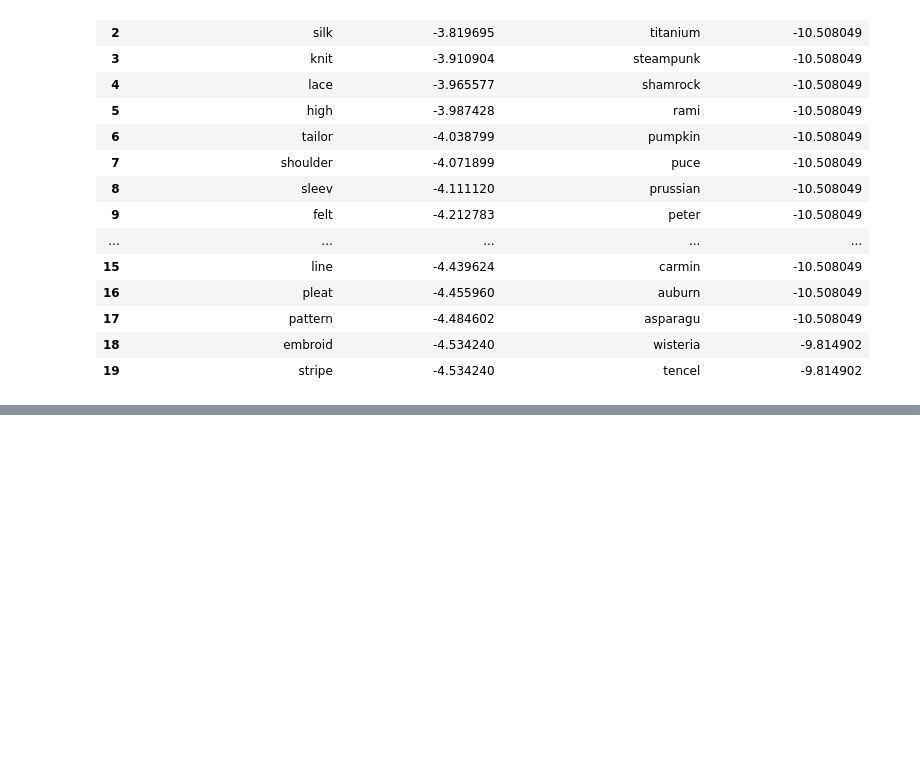
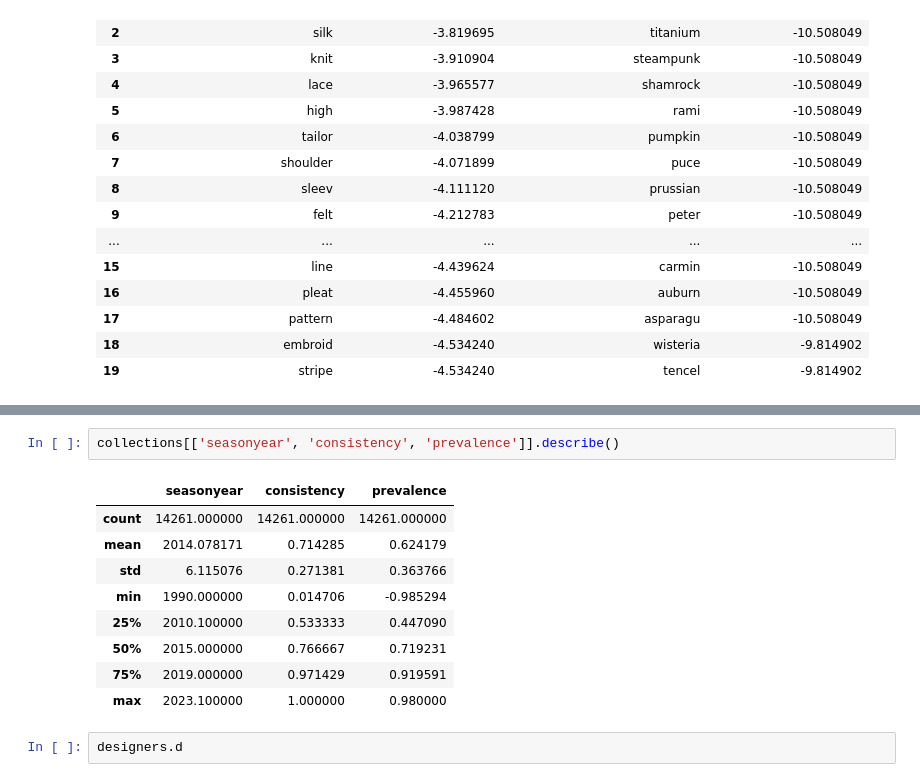
Before and after one commit to bellagracefinck/trend_cycle, a Jupyter notebook: model_creation.ipynb, the cells around one changed output, grey strips where cells are left out. Saved outputs shown, nothing was run; the diff lists cells and outputs as text; blank space fills up the shorter version.

```diff
--- a/model_creation.ipynb
+++ b/model_creation.ipynb
@@ -887,0 +888,14 @@ designers.head()
+# %%
+collections[['seasonyear', 'consistency', 'prevalence']].describe()
+# %% [output]
+|  | seasonyear | consistency | prevalence |
+| count | 14261.000000 | 14261.000000 | 14261.000000 |
+| mean | 2014.078171 | 0.714285 | 0.624179 |
+| std | 6.115076 | 0.271381 | 0.363766 |
+| min | 1990.000000 | 0.014706 | -0.985294 |
+| 25% | 2010.100000 | 0.533333 | 0.447090 |
+| 50% | 2015.000000 | 0.766667 | 0.719231 |
+| 75% | 2019.000000 | 0.971429 | 0.919591 |
+| max | 2023.100000 | 1.000000 | 0.980000 |
+# %%
+designers.d
```
Also changed, not shown: parts of 19 cells of this notebook, 3 other files.
